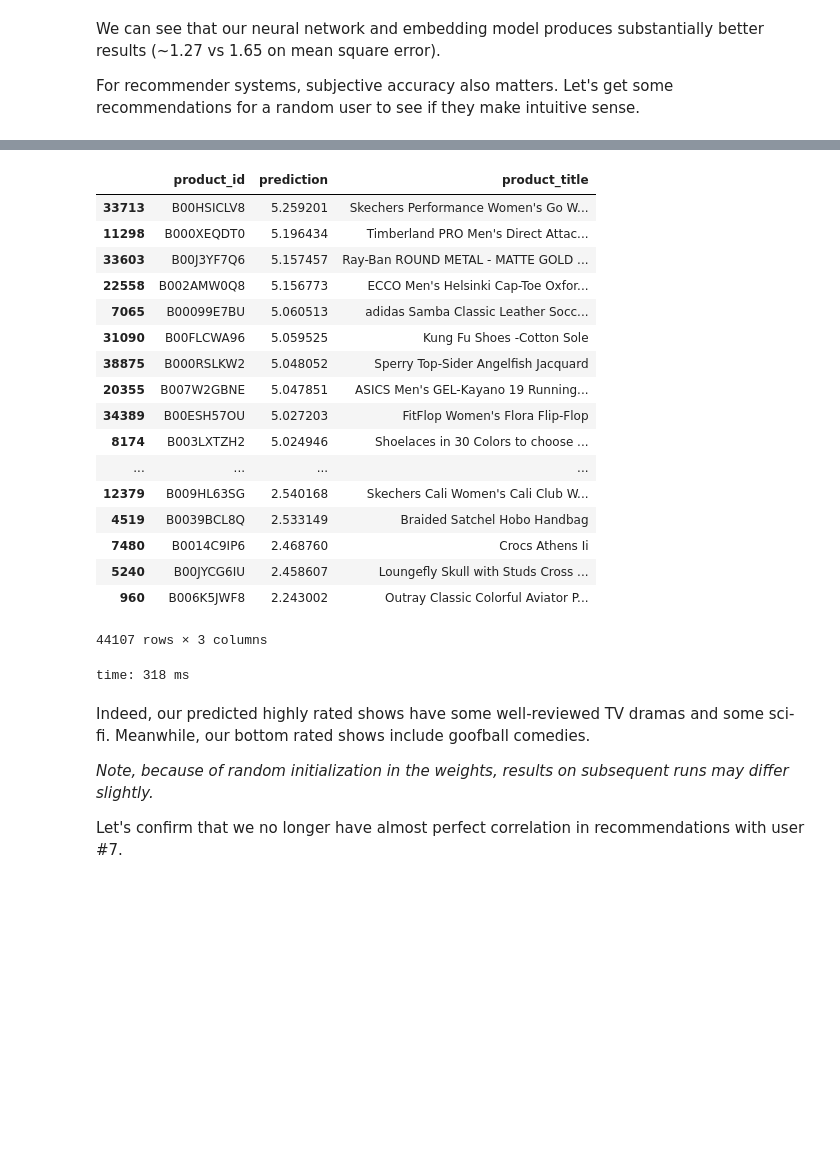
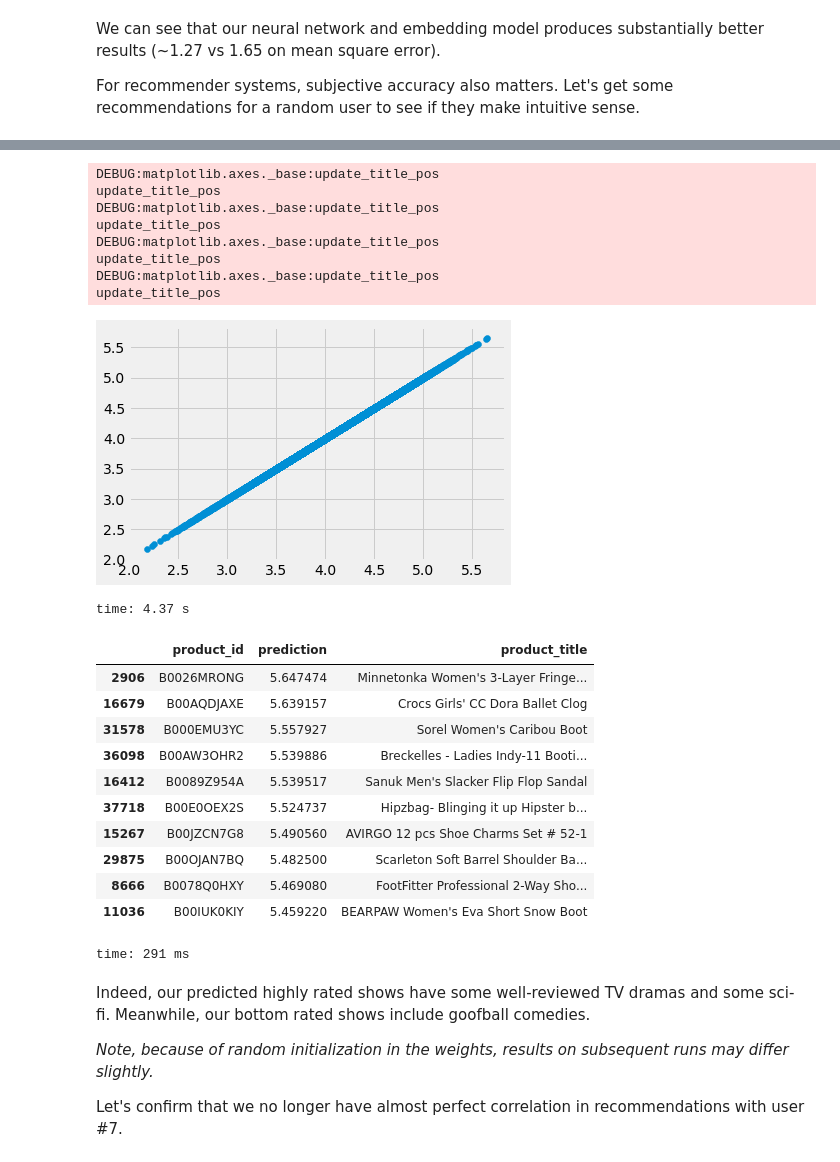
Before and after one commit to j4baek/dse260-CapStone-Amazon, a Jupyter notebook: 1-MXnet_Gluon_recommender/1-Shoes/shoes_gluon_recommender_system.ipynb, the cells around one changed output, grey strips where cells are left out. Saved outputs shown, nothing was run; the diff lists cells and outputs as text; code cells hidden in the pictures; blank space fills up the shorter version.

Commit message:
Updated prediction codes for Shoes
Updated prediction codes

```diff
--- a/1-MXnet_Gluon_recommender/1-Shoes/shoes_gluon_recommender_system.ipynb
+++ b/1-MXnet_Gluon_recommender/1-Shoes/shoes_gluon_recommender_system.ipynb
@@ -506,6 +595,7 @@ def execute(train_iter, test_iter, net, epochs, ctx):
 
     loss_function = gluon.loss.L2Loss()
     for e in range(epochs):
+
 
         print("epoch: {}".format(e))
 
@@ -524,6 +614,16 @@ def execute(train_iter, test_iter, net, epochs, ctx):
         print("EPOCH {}: MSE ON TRAINING and TEST: {}. {}".format(e,
                                                                    eval_net(train_iter, net, ctx, loss_function),
                                                                    eval_net(test_iter, net, ctx, loss_function)))
+
+        # append train_mse
+        train_mse = eval_net(train_iter, net, ctx, loss_function)
+        print(train_mse)
+
+#         # append test_mse
+#         test_mse = eval_net(test_iter, net, ctx, loss_function)
+#         test_mse_list = test_mse_list.append(test_mse)
+#         print("history_test_mse:", test_mse_list)
+
     print("end of training")
     return net
 # %% [output]
@@ -803,7 +901,7 @@ m = MXNet('recommender.py',
                            'lr': lr,
                            'momentum': momentum,
                            'wd': wd,
-                           'epochs': 10},
+                           'epochs': 100},
          framework_version='1.1')
 
 m.fit({'train': 's3://{}/{}/train/'.format(bucket, prefix)})
@@ -1314,27 +1281,41 @@ time: 3.47 s
+# %%
+predictions_user6 = []
+for array in np.array_split(product_index['product_id'].values, 40):
+    predictions_user6 += predictor.predict(json.dumps({'customer_id': customer_index[customer_index['user'] == 6]['customer_id'].values.tolist() * array.shape[0],
+                                                       'product_id': array.tolist()}))
+plt.scatter(predictions['prediction'], np.array(predictions_user6))
+plt.show()
+# %% [output]
+DEBUG:matplotlib.axes._base:update_title_pos
+update_title_pos
+DEBUG:matplotlib.axes._base:update_title_pos
+update_title_pos
+DEBUG:matplotlib.axes._base:update_title_pos
+update_title_pos
+DEBUG:matplotlib.axes._base:update_title_pos
+update_title_pos
+[figure, added]
+time: 4.37 s
 # %%
 titles = reduced_df.groupby('product_id')['product_title'].last().reset_index()
 predictions_titles = predictions.merge(titles)
-predictions_titles.sort_values(['prediction', 'product_id'], ascending=[False, True])
+predictions_titles = predictions_titles.sort_values(['prediction', 'product_id'], ascending=[False, True])
+# pickup top 100 recommeded products only
+predictions_titles = predictions_titles.head(n=100)
+predictions_titles.head(n=10)
 # %% [output]
 |  | product_id | prediction | product_title |
-| 33713 | B00HSICLV8 | 5.259201 | Skechers Performance Women's Go W... |
-| 11298 | B000XEQDT0 | 5.196434 | Timberland PRO Men's Direct Attac... |
-| 33603 | B00J3YF7Q6 | 5.157457 | Ray-Ban ROUND METAL - MATTE GOLD ... |
-| 22558 | B002AMW0Q8 | 5.156773 | ECCO Men's Helsinki Cap-Toe Oxfor... |
-| 7065 | B00099E7BU | 5.060513 | adidas Samba Classic Leather Socc... |
-| 31090 | B00FLCWA96 | 5.059525 | Kung Fu Shoes -Cotton Sole |
-| 38875 | B000RSLKW2 | 5.048052 | Sperry Top-Sider Angelfish Jacquard |
-| 20355 | B007W2GBNE | 5.047851 | ASICS Men's GEL-Kayano 19 Running... |
-| 34389 | B00ESH57OU | 5.027203 | FitFlop Women's Flora Flip-Flop |
-| 8174 | B003LXTZH2 | 5.024946 | Shoelaces in 30 Colors to choose ... |
-| ... | ... | ... | ... |
-| 12379 | B009HL63SG | 2.540168 | Skechers Cali Women's Cali Club W... |
-| 4519 | B0039BCL8Q | 2.533149 | Braided Satchel Hobo Handbag |
-| 7480 | B0014C9IP6 | 2.468760 | Crocs Athens Ii |
-| 5240 | B00JYCG6IU | 2.458607 | Loungefly Skull with Studs Cross ... |
-| 960 | B006K5JWF8 | 2.243002 | Outray Classic Colorful Aviator P... |
+| 2906 | B0026MRONG | 5.647474 | Minnetonka Women's 3-Layer Fringe... |
+| 16679 | B00AQDJAXE | 5.639157 | Crocs Girls' CC Dora Ballet Clog |
+| 31578 | B000EMU3YC | 5.557927 | Sorel Women's Caribou Boot |
+| 36098 | B00AW3OHR2 | 5.539886 | Breckelles - Ladies Indy-11 Booti... |
+| 16412 | B0089Z954A | 5.539517 | Sanuk Men's Slacker Flip Flop Sandal |
+| 37718 | B00E0OEX2S | 5.524737 | Hipzbag- Blinging it up Hipster b... |
+| 15267 | B00JZCN7G8 | 5.490560 | AVIRGO 12 pcs Shoe Charms Set # 52-1 |
+| 29875 | B00OJAN7BQ | 5.482500 | Scarleton Soft Barrel Shoulder Ba... |
+| 8666 | B0078Q0HXY | 5.469080 | FootFitter Professional 2-Way Sho... |
+| 11036 | B00IUK0KIY | 5.459220 | BEARPAW Women's Eva Short Snow Boot |
-44107 rows × 3 columns
+time: 291 ms
-time: 318 ms
 # %% [markdown]
 Indeed, our predicted highly rated shows have some well-reviewed TV dramas and some sci-fi.  Meanwhile, our bottom rated shows include goofball comedies.
 
```
Also changed, not shown: parts of 105 cells of this notebook, 2 other files.
